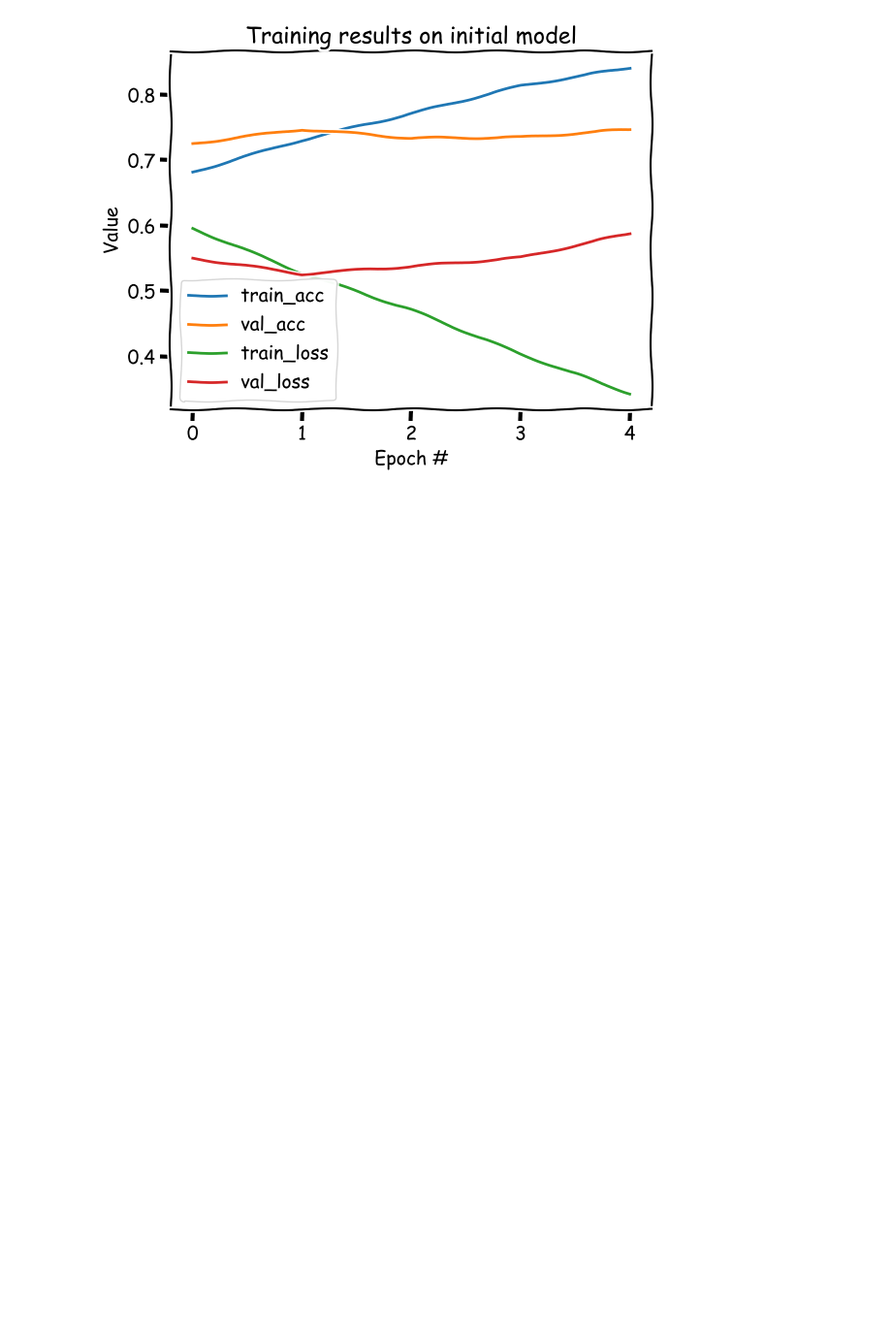
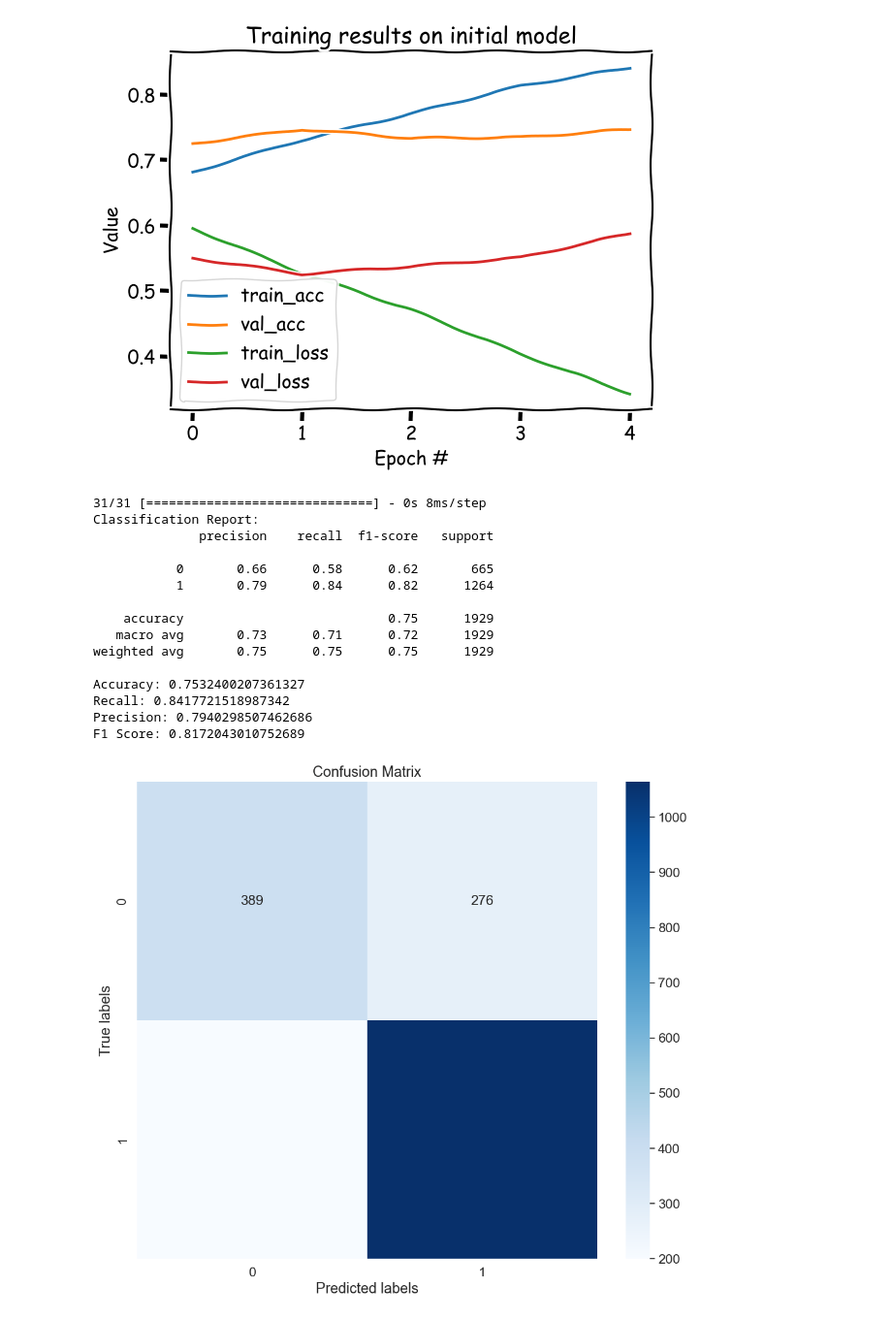
Before and after one commit to TeodorRusKvi/Text-analysis-and-lingustics, a Jupyter notebook: git_NLP_Notebooks/exam_LSTM.ipynb, the cells around one changed output. Shown at 97% size. Cells and saved outputs as stored; diff of their text form; code cells hidden in the pictures; blank space fills up the shorter version.

```diff
--- a/git_NLP_Notebooks/exam_LSTM.ipynb
+++ b/git_NLP_Notebooks/exam_LSTM.ipynb
@@ -162,3 +154,55 @@ with plt.xkcd():
 Test Loss: 0.5848084092140198
 Test Accuracy: 0.7532400488853455
 [figure]
+# %%
+# Predict probabilities for the positive class (class 1)
+probabilities = model.predict(X_test, batch_size=64)
+
+# Ensure that probabilities are in the expected format
+y_pred = (probabilities > 0.5).astype(int).flatten()
+
+# Calculate metrics
+accuracy = accuracy_score(y_test, y_pred)
+recall = recall_score(y_test, y_pred)
+precision = precision_score(y_test, y_pred)
+f1 = f1_score(y_test, y_pred)
+
+# Calculating different metrics
+print("Classification Report:")
+print(classification_report(y_test, y_pred))
+
+# Print each metric
+print("Accuracy:", accuracy)
+print("Recall:", recall)
+print("Precision:", precision)
+print("F1 Score:", f1)
+
+# Creating a confusion matrix for visualization
+cm = confusion_matrix(y_test, y_pred)
+
+# Plotting the confusion matrix
+plt.figure(figsize=(12,10))
+sns.set(font_scale=1.4)  # for label size
+sns.heatmap(cm, annot=True, annot_kws={"size": 16}, fmt='g', cmap='Blues')  # fmt='g' to avoid scientific notation
+
+plt.xlabel('Predicted labels')
+plt.ylabel('True labels')
+plt.title('Confusion Matrix')
+plt.show()
+# %% [output]
+31/31 [==============================] - 0s 8ms/step
+Classification Report:
+              precision    recall  f1-score   support
+
+           0       0.66      0.58      0.62       665
+           1       0.79      0.84      0.82      1264
+
+    accuracy                           0.75      1929
+   macro avg       0.73      0.71      0.72      1929
+weighted avg       0.75      0.75      0.75      1929
+
+Accuracy: 0.7532400207361327
+Recall: 0.8417721518987342
+Precision: 0.7940298507462686
+F1 Score: 0.8172043010752689
+[figure, added]
```
Also changed, not shown: parts of 1 cell of this notebook, 3 other files.
